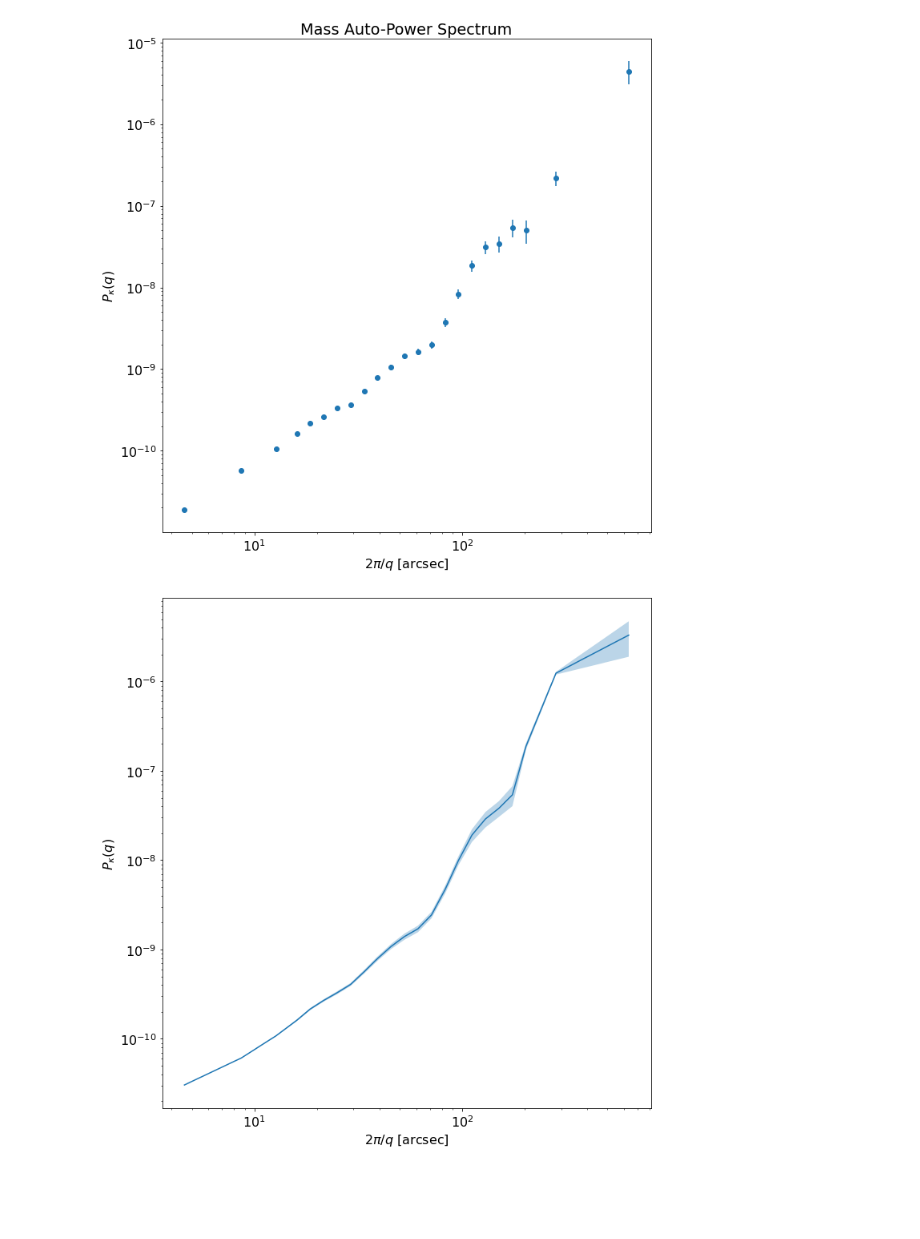
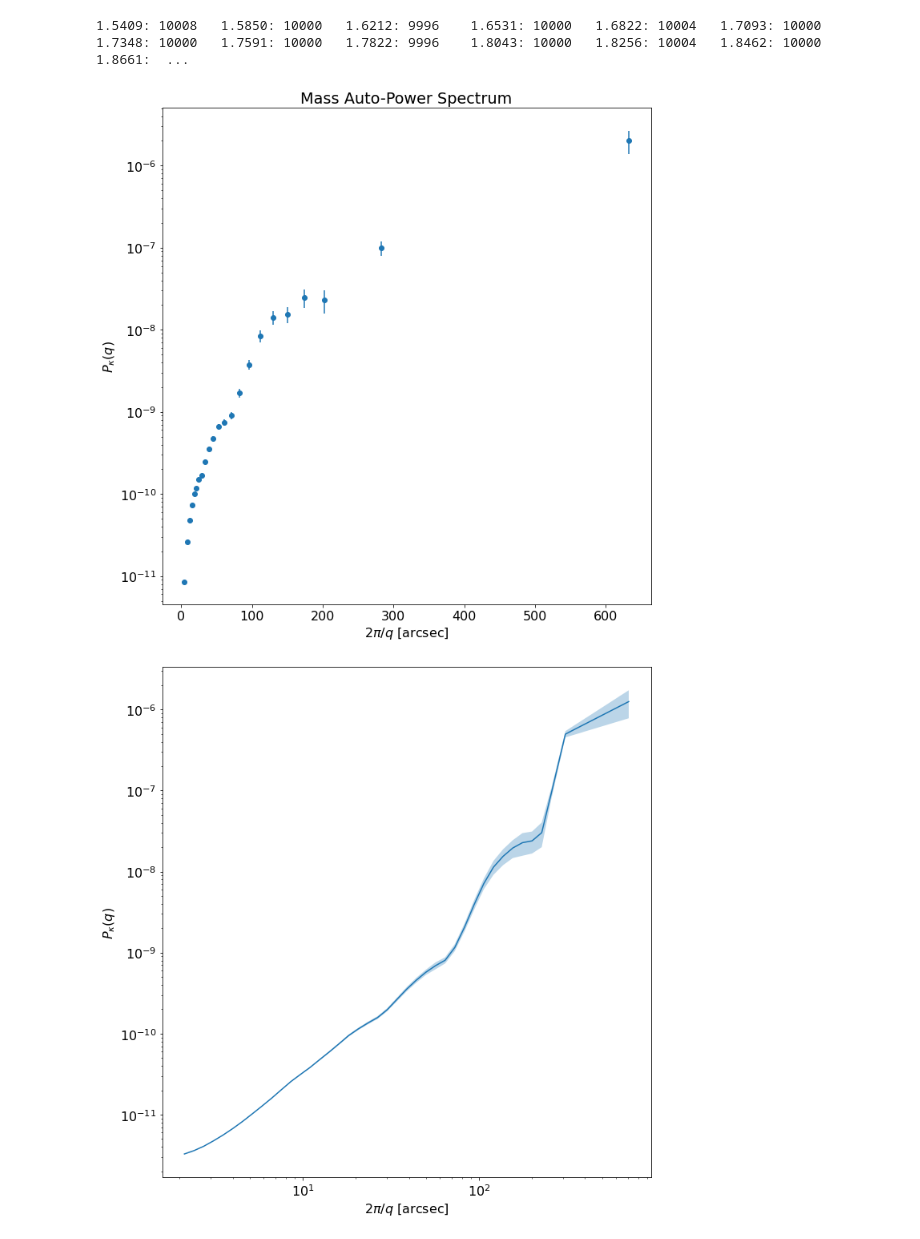
Before and after one commit to dutra/lensing, a Jupyter notebook: abell2744.ipynb, the cells around one changed output. Drawn from its saved outputs; the diff is of its cells as text; code cells hidden in the pictures; blank space fills up the shorter version.

Commit message:
Added experimental binning methods

```diff
--- a/abell2744.ipynb
+++ b/abell2744.ipynb
@@ -27,5 +25,8 @@ scale = cosmo_flat.kpc_proper_per_arcmin(z)
 # %%
-abell = Lens('data/abell2744_mass_density.fits')
+#binning = Binning(1001, method='experimental', R=100, n=24, m=26)
+binning = Binning(1001, method='slicer', side_length=1000, min1=100, min2=10000)
+abell = Lens(f'data/{name}.fits', binning)
+#abell = Lens(f'data/{name}.fits')
 nr, kbin_centers, power = abell.compute_power_spectrum()
 theta_bin_centers = 1.0/kbin_centers
 sig_power = power/(np.sqrt(0.5*nr))
@@ -42,30 +80,12 @@ pylab.show()
+# %%
+abell.print_bin_info()
+# %% [output]
+1.5409: 10008   1.5850: 10000   1.6212: 9996    1.6531: 10000   1.6822: 10004   1.7093: 10000   1.7348: 10000   1.7591: 10000   1.7822: 9996    1.8043: 10000   1.8256: 10004   1.8462: 10000   1.8661:  ...
 # %%
-fig,ax = plt.subplots(1,1,figsize=(10,10))
-ax.errorbar(theta_bin_centers, power, yerr=sig_power, color='C0', fmt='o')
-ax.set_xscale('log')
-ax.set_yscale('log')
-ax.set_xlabel(r'$2\pi/q$ [arcsec]')
-ax.set_ylabel(r'$P_\kappa(q) $')
-ax.title.set_text('Mass Auto-Power Spectrum')
-plt.tight_layout()
-#plt.savefig('output/abell2744_power_meneghetti.jpeg')
-plt.show()
+abell.make_power_spectrum_linear_bar_plot()
 # %% [output]
-[figure, old version]
+[figure, new version]
 # %%
-power_smooth = ndimage.gaussian_filter1d(power, sigma=0.8)
-y_plus = power_smooth + sig_power
-y_minus = power_smooth - sig_power
-
-fig,ax = plt.subplots(1,1,figsize=(10,10))
-ax.plot(theta_bin_centers, power_smooth, color='C0')
-ax.fill_between(theta_bin_centers, y_plus, y_minus, alpha=0.3)
-ax.set_xscale('log')
-ax.set_yscale('log')
-ax.set_xlabel(r'$2\pi/q$ [arcsec]')
-ax.set_ylabel(r'$P_\kappa(q) $')
-plt.tight_layout()
-#plt.savefig('output/abell2744_power_smooth_meneghetti.jpeg')
-plt.show()
+abell.make_power_spectrum_plot()
 # %% [output]
-[figure, old version]
+[figure, new version]
```
Also changed, not shown: parts of 15 cells of this notebook, 7 other files.
